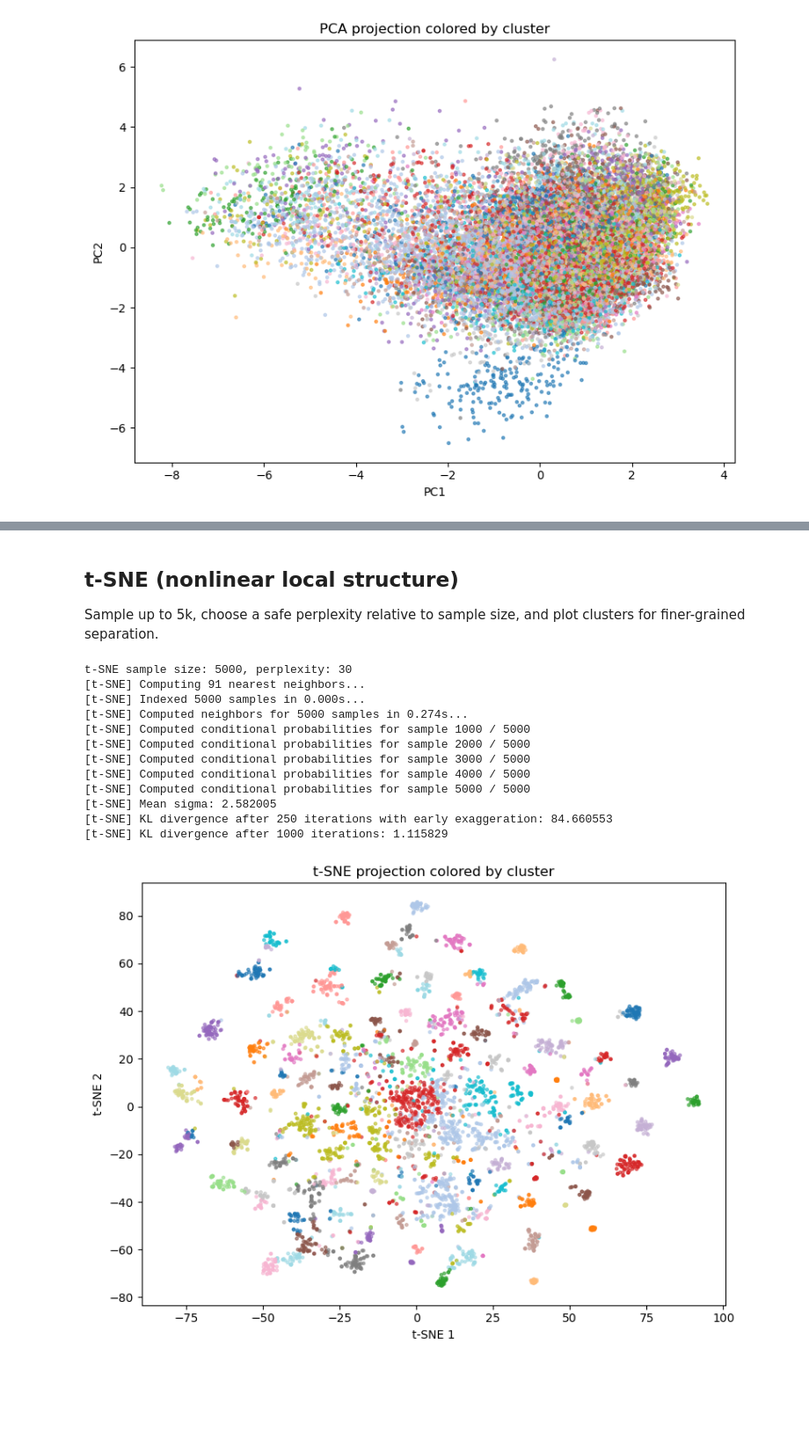
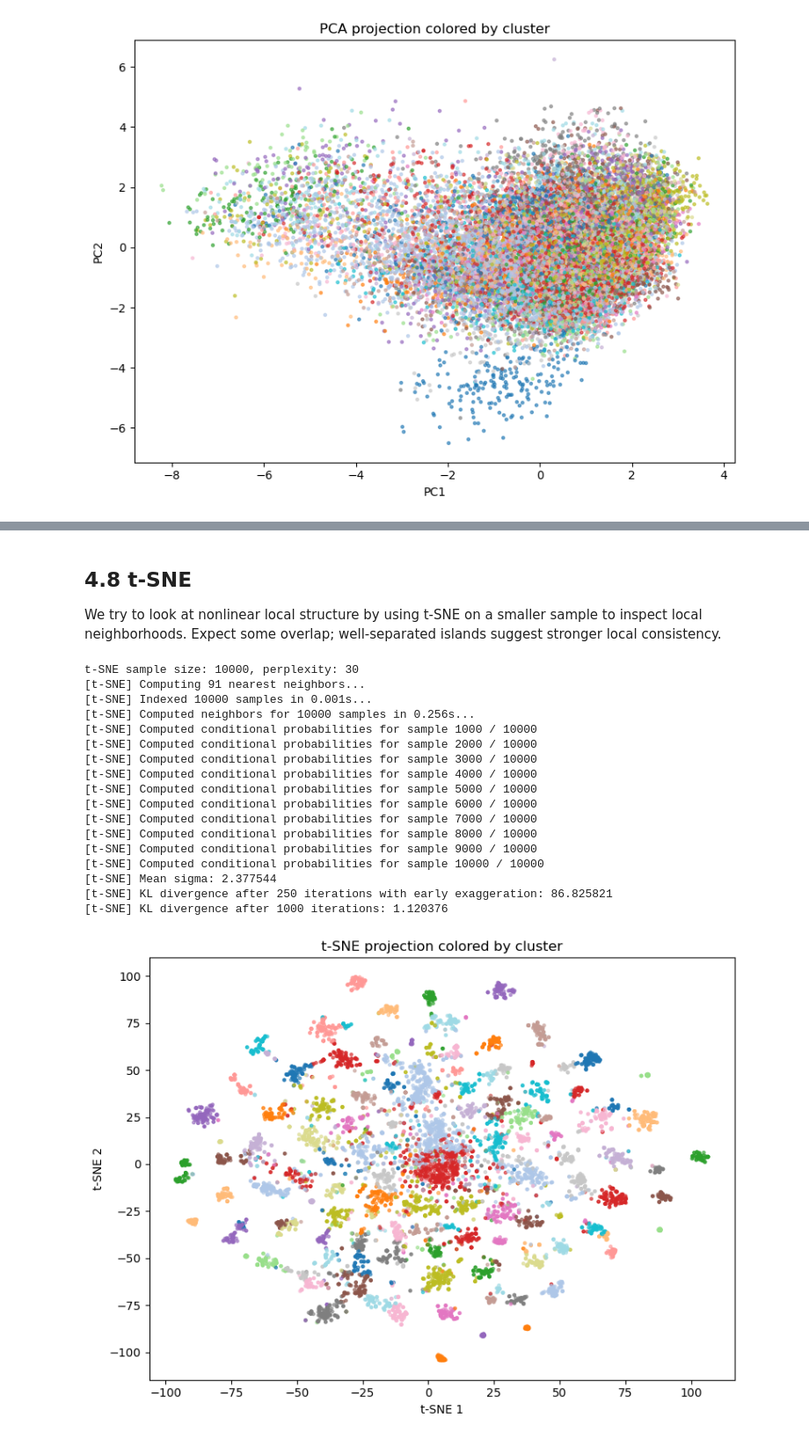
Before and after one commit to adamajane/computational-tools-for-data-science-02807-project, a Jupyter notebook: main/4-cluster-evaluation.ipynb, the cells around one changed output, grey strips where cells are left out. Shown at 88% size. Cells and saved outputs as stored; diff of their text form; code cells hidden in the pictures; blank space fills up the shorter version.

```diff
--- a/main/4-cluster-evaluation.ipynb
+++ b/main/4-cluster-evaluation.ipynb
@@ -439,3 +464,31 @@ plt.tight_layout()
 plt.show()
 # %% [output]
 [figure]
+# %%
+from sklearn.decomposition import PCA
+import matplotlib.pyplot as plt
+from mpl_toolkits.mplot3d import Axes3D
+
+n_samples = X_main.shape[0]
+max_sample = 20000
+if n_samples > max_sample:
+    rng = np.random.RandomState(RANDOM_STATE)
+    vis_indices = rng.choice(n_samples, size=max_sample, replace=False)
+else:
+    vis_indices = np.arange(n_samples)
+
+X_vis = X_main[vis_indices]
+clusters_vis = full_df.loc[vis_indices, "cluster_kmeans_main"].to_numpy()
+
+pca3 = PCA(n_components=3, random_state=RANDOM_STATE)
+X_pca3 = pca3.fit_transform(X_vis)
+
+fig = plt.figure(figsize=(8, 6))
+ax = fig.add_subplot(111, projection="3d")
+ax.scatter(X_pca3[:, 0], X_pca3[:, 1], X_pca3[:, 2], c=clusters_vis, s=6, alpha=0.6, cmap="tab20")
+ax.set_xlabel("PC1")
+ax.set_ylabel("PC2")
+ax.set_zlabel("PC3")
+ax.set_title("PCA 3D projection colored by cluster")
+plt.tight_layout()
+plt.show()
@@ -442,11 +497,12 @@ plt.show()
 # %% [markdown]
-## t-SNE (nonlinear local structure)
-Sample up to 5k, choose a safe perplexity relative to sample size, and plot clusters for finer-grained separation.
+## 4.8 t-SNE
+
+We try to look at nonlinear local structure by using t-SNE on a smaller sample to inspect local neighborhoods. Expect some overlap; well-separated islands suggest stronger local consistency.
 # %%
 from sklearn.manifold import TSNE
 import matplotlib.pyplot as plt
 
-max_tsne = 5000
+max_tsne = 10000
 
 if n_samples > max_tsne:
     rng = np.random.RandomState(RANDOM_STATE)
@@ -460,43 +516,48 @@ clusters_tsne = full_df.loc[tsne_indices, "cluster_kmeans_main"].to_numpy()
 n_tsne = len(tsne_indices)
 if n_tsne <= 10:
     raise ValueError(f"Not enough samples for t-SNE (got {n_tsne})")
 perplexity = min(30, max(5, n_tsne // 3))
 if perplexity >= n_tsne:
     perplexity = max(5, n_tsne - 1)
 
 print(f"t-SNE sample size: {n_tsne}, perplexity: {perplexity}")
 
 tsne = TSNE(
     n_components=2,
     perplexity=perplexity,
     learning_rate=200,
     metric="euclidean",
     init="random",
     random_state=RANDOM_STATE,
     verbose=1,
 )
 
 X_tsne = tsne.fit_transform(X_tsne_in)
 
 plt.figure(figsize=(8, 6))
 plt.scatter(X_tsne[:, 0], X_tsne[:, 1], c=clusters_tsne, s=6, alpha=0.6, cmap="tab20")
 plt.xlabel("t-SNE 1")
 plt.ylabel("t-SNE 2")
 plt.title("t-SNE projection colored by cluster")
 plt.tight_layout()
 plt.show()
 # %% [output]
-t-SNE sample size: 5000, perplexity: 30
+t-SNE sample size: 10000, perplexity: 30
 [t-SNE] Computing 91 nearest neighbors...
-[t-SNE] Indexed 5000 samples in 0.000s...
-[t-SNE] Computed neighbors for 5000 samples in 0.274s...
-[t-SNE] Computed conditional probabilities for sample 1000 / 5000
-[t-SNE] Computed conditional probabilities for sample 2000 / 5000
-[t-SNE] Computed conditional probabilities for sample 3000 / 5000
-[t-SNE] Computed conditional probabilities for sample 4000 / 5000
-[t-SNE] Computed conditional probabilities for sample 5000 / 5000
-[t-SNE] Mean sigma: 2.582005
-[t-SNE] KL divergence after 250 iterations with early exaggeration: 84.660553
-[t-SNE] KL divergence after 1000 iterations: 1.115829
+[t-SNE] Indexed 10000 samples in 0.001s...
+[t-SNE] Computed neighbors for 10000 samples in 0.256s...
+[t-SNE] Computed conditional probabilities for sample 1000 / 10000
+[t-SNE] Computed conditional probabilities for sample 2000 / 10000
+[t-SNE] Computed conditional probabilities for sample 3000 / 10000
+[t-SNE] Computed conditional probabilities for sample 4000 / 10000
+[t-SNE] Computed conditional probabilities for sample 5000 / 10000
+[t-SNE] Computed conditional probabilities for sample 6000 / 10000
+[t-SNE] Computed conditional probabilities for sample 7000 / 10000
+[t-SNE] Computed conditional probabilities for sample 8000 / 10000
+[t-SNE] Computed conditional probabilities for sample 9000 / 10000
+[t-SNE] Computed conditional probabilities for sample 10000 / 10000
+[t-SNE] Mean sigma: 2.377544
+[t-SNE] KL divergence after 250 iterations with early exaggeration: 86.825821
+[t-SNE] KL divergence after 1000 iterations: 1.120376
-[figure, old version]
+[figure, new version]
 # %% [markdown]
```
Also changed, not shown: parts of 28 cells of this notebook.
